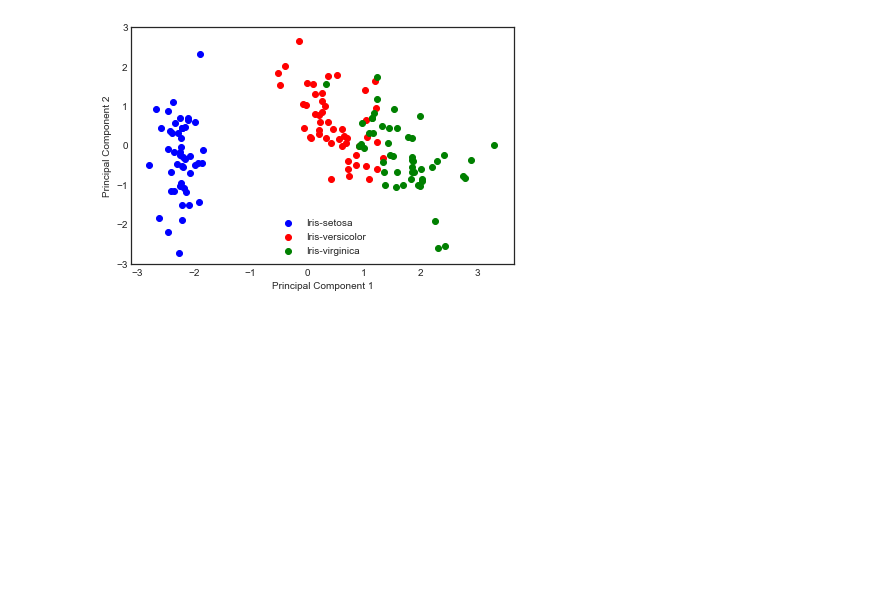
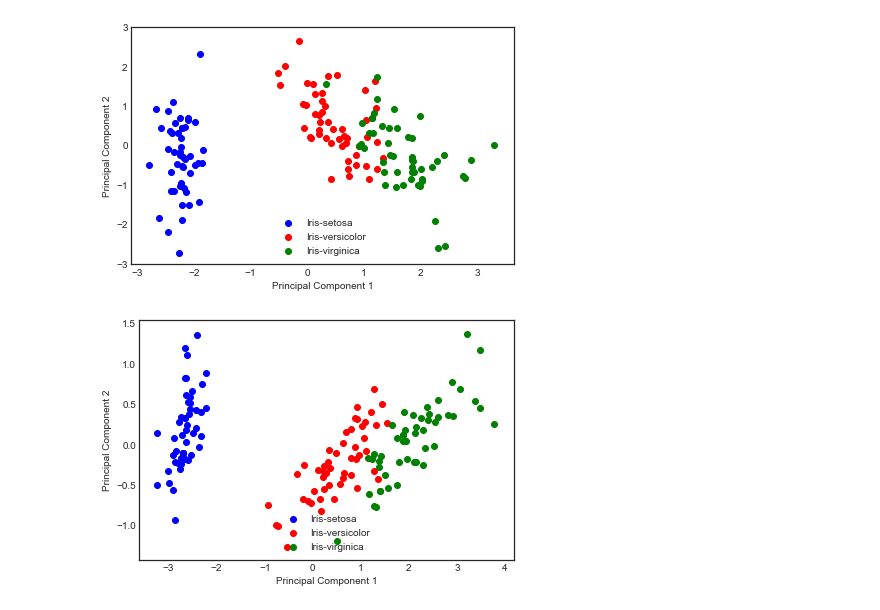
Before and after one commit to joeybaba/mywork, a Jupyter notebook: dimensionality_reduction_algorithm/pca_.ipynb, the cells around one changed output. Drawn from its saved outputs; the diff is of its cells as text; code cells hidden in the pictures; blank space fills up the shorter version.

```diff
--- a/dimensionality_reduction_algorithm/pca_.ipynb
+++ b/dimensionality_reduction_algorithm/pca_.ipynb
@@ -223,3 +231,25 @@ plt.tight_layout()
 plt.show()
 # %% [output]
 [figure]
+# %%
+# 自带PCA
+# sklearn.decomposition.PCA(n_components=None, copy=True, whiten=False)
+from sklearn.decomposition import PCA
+pac = PCA(n_components=2)
+pca_result = pac.fit_transform(X)
+# %%
+plt.figure(figsize=(6, 4))
+
+for lab, col in zip(('Iris-setosa', 'Iris-versicolor', 'Iris-virginica'),
+                        ('blue', 'red', 'green')):
+     plt.scatter(pca_result[y==lab, 0],
+                pca_result[y==lab, 1],
+                label=lab,
+                c=col)
+plt.xlabel('Principal Component 1')
+plt.ylabel('Principal Component 2')
+plt.legend(loc='lower center')
+plt.tight_layout()
+plt.show()
+# %% [output]
+[figure, added]
```
Also changed, not shown: parts of 5 cells of this notebook, 18 other files.
